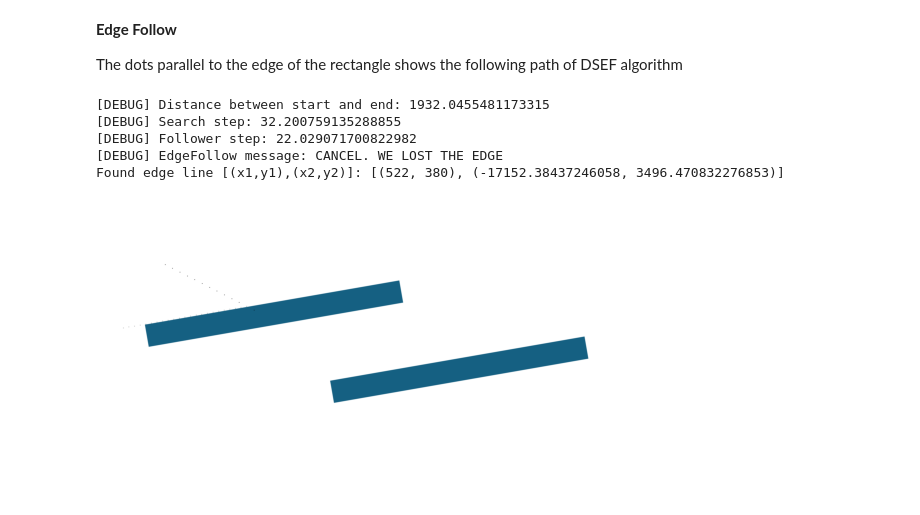
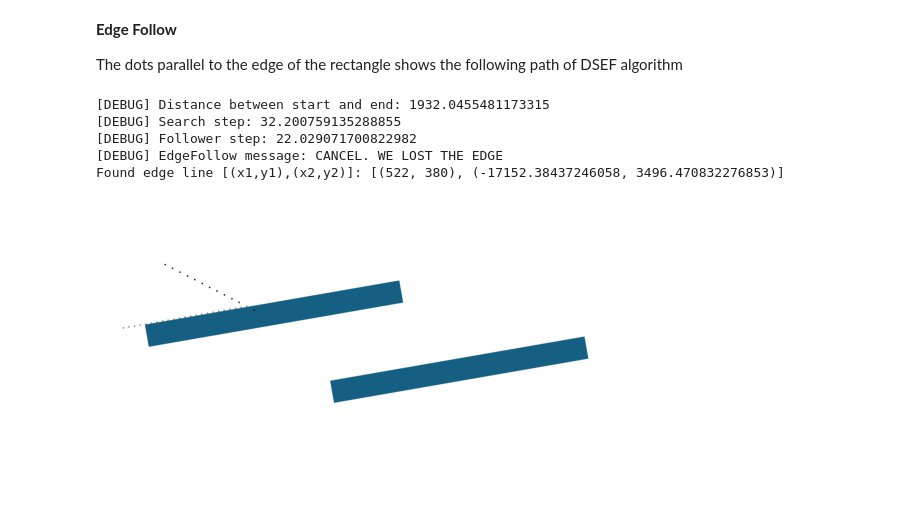
Before and after one commit to Autonomi-USN/DSEF, a Jupyter notebook: docs/Simple-DSEF.ipynb, the cells around one changed output. Saved outputs shown, nothing was run; the diff lists cells and outputs as text; code cells hidden in the pictures.

```diff
--- a/docs/Simple-DSEF.ipynb
+++ b/docs/Simple-DSEF.ipynb
@@ -78,22 +78,22 @@ The dots parallel to the edge of the rectangle shows the following path of DSEF
 # %%
 found_edge_line = None
 if edge_found:
     # if the search found an edge, follow it
     found_edge_line, image = dsef_.edge_follow(img)
 
 print(f"Found edge line [(x1,y1),(x2,y2)]: {found_edge_line}")
 
 # Convert the image from BGR (OpenCV default) to RGB (matplotlib default)
-img_rgb = cv2.cvtColor(img, cv2.COLOR_BGR2RGB)
+img_rgb = cv2.cvtColor(image, cv2.COLOR_BGR2RGB)
 
 # Plot the image using matplotlib
 plt.imshow(img_rgb)
 plt.axis('off')  # Hide the axes
 plt.show()
 # %% [output]
 [DEBUG] Distance between start and end: 1932.0455481173315
 [DEBUG] Search step: 32.200759135288855
 [DEBUG] Follower step: 22.029071700822982
 [DEBUG] EdgeFollow message: CANCEL. WE LOST THE EDGE
 Found edge line [(x1,y1),(x2,y2)]: [(522, 380), (-17152.38437246058, 3496.470832276853)]
-[figure, old version]
+[figure, new version]
```
Also changed, not shown: parts of 1 cell of this notebook.
